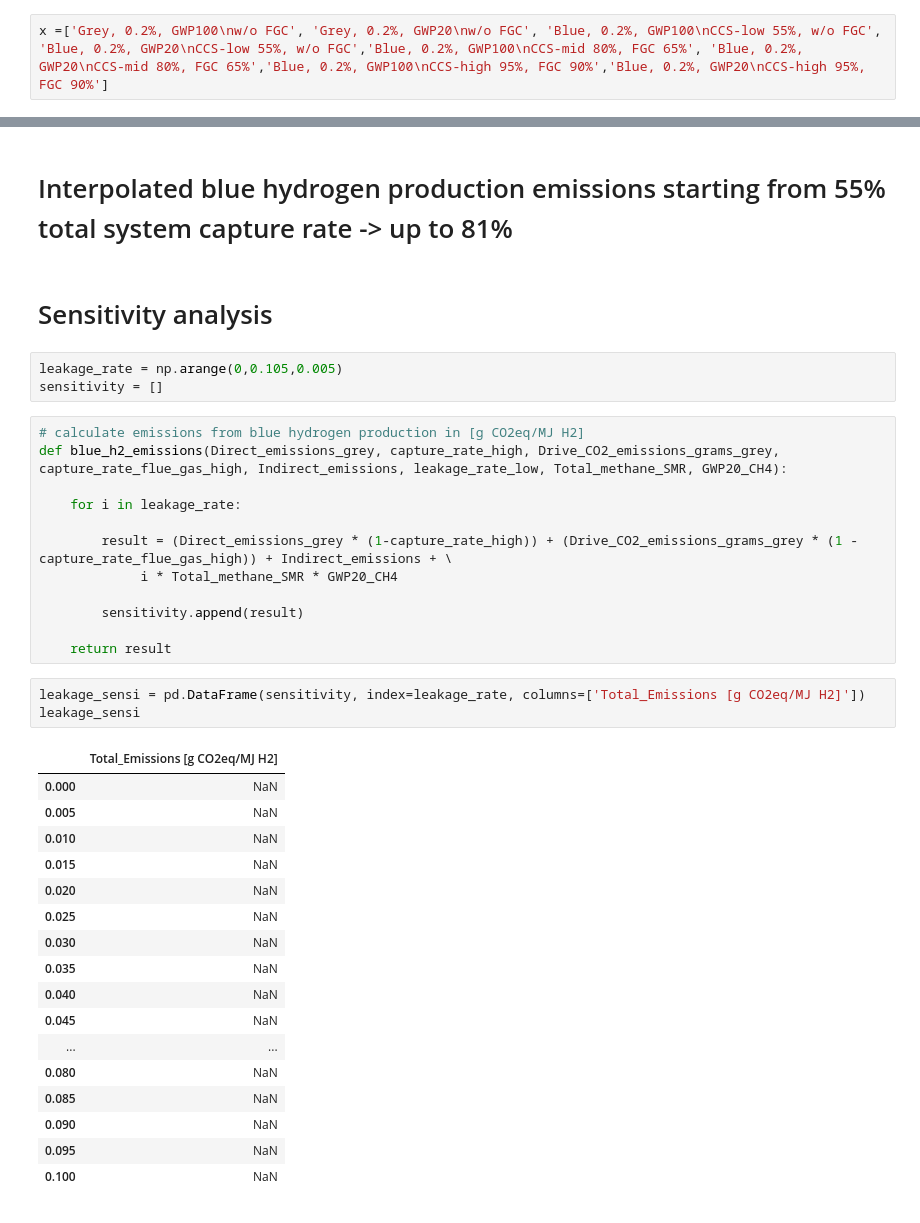
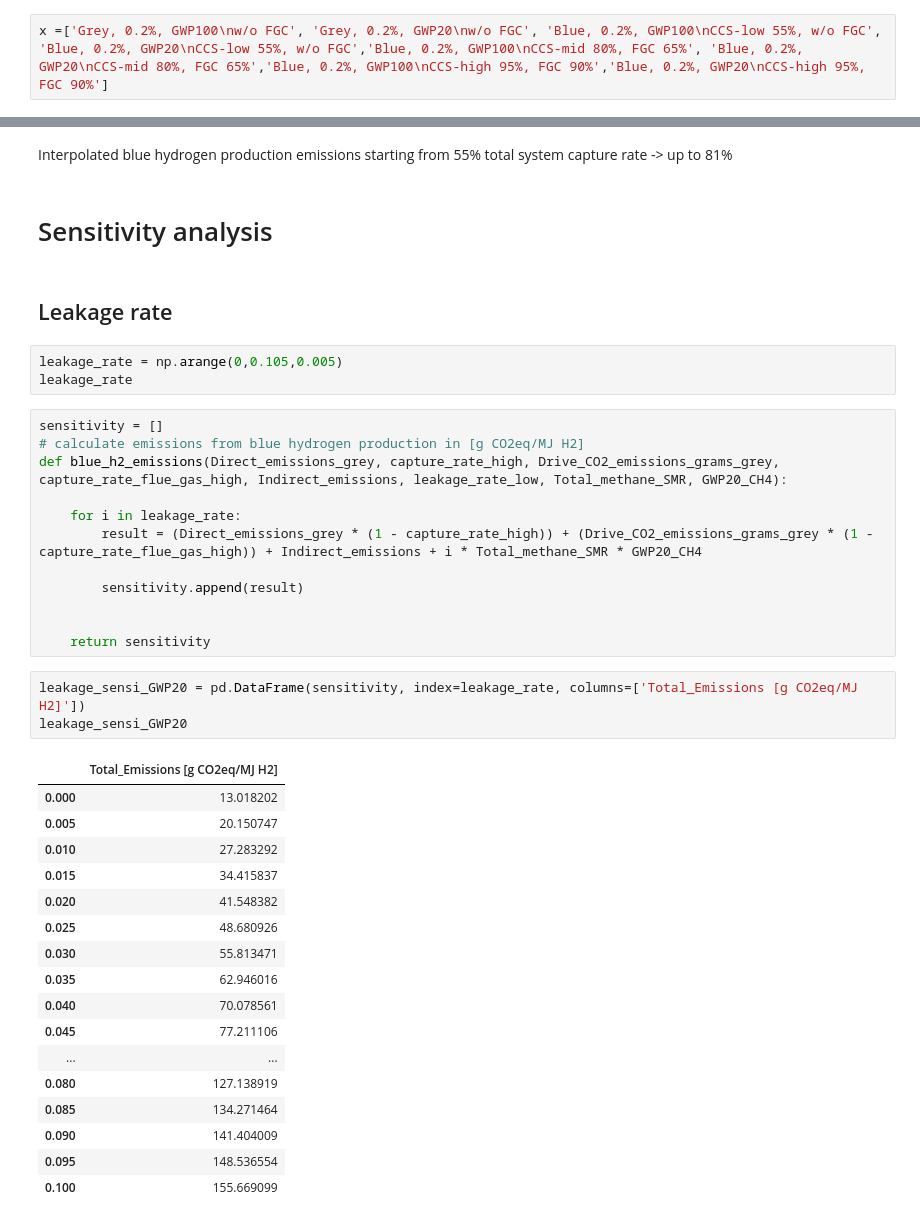
Before and after one commit to ReuterJakob/H2_pathways_repo, a Jupyter notebook: notebooks/Emissions/Production_emissions.ipynb, the cells around one changed output, grey strips where cells are left out. Drawn from its saved outputs; the diff is of its cells as text.

Commit message:
updated plots sensi

```diff
--- a/notebooks/Emissions/Production_emissions.ipynb
+++ b/notebooks/Emissions/Production_emissions.ipynb
@@ -518,41 +494,43 @@ Text(0, 0.5, 'g CO2eq/MJ H2')
 [figure]
 # %% [markdown]
-# Interpolated blue hydrogen production emissions starting from 55% total system capture rate -> up to 81%
+Interpolated blue hydrogen production emissions starting from 55% total system capture rate -> up to 81%
 # %% [markdown]
 # Sensitivity analysis
+# %% [markdown]
+## Leakage rate
 # %%
 leakage_rate = np.arange(0,0.105,0.005)
-sensitivity = []
+leakage_rate
 # %%
+sensitivity = []
 # calculate emissions from blue hydrogen production in [g CO2eq/MJ H2]
 def blue_h2_emissions(Direct_emissions_grey, capture_rate_high, Drive_CO2_emissions_grams_grey, capture_rate_flue_gas_high, Indirect_emissions, leakage_rate_low, Total_methane_SMR, GWP20_CH4):
 
     for i in leakage_rate:
-
-        result = (Direct_emissions_grey * (1-capture_rate_high)) + (Drive_CO2_emissions_grams_grey * (1 - capture_rate_flue_gas_high)) + Indirect_emissions + \
-             i * Total_methane_SMR * GWP20_CH4
+        result = (Direct_emissions_grey * (1 - capture_rate_high)) + (Drive_CO2_emissions_grams_grey * (1 - capture_rate_flue_gas_high)) + Indirect_emissions + i * Total_methane_SMR * GWP20_CH4
 
         sensitivity.append(result)
 
-    return result
+
+    return sensitivity
 # %%
-leakage_sensi = pd.DataFrame(sensitivity, index=leakage_rate, columns=['Total_Emissions [g CO2eq/MJ H2]'])
-leakage_sensi
+leakage_sensi_GWP20 = pd.DataFrame(sensitivity, index=leakage_rate, columns=['Total_Emissions [g CO2eq/MJ H2]'])
+leakage_sensi_GWP20
 # %% [output]
 |  | Total_Emissions [g CO2eq/MJ H2] |
-| 0.000 | NaN |
-| 0.005 | NaN |
-| 0.010 | NaN |
-| 0.015 | NaN |
-| 0.020 | NaN |
-| 0.025 | NaN |
-| 0.030 | NaN |
-| 0.035 | NaN |
-| 0.040 | NaN |
-| 0.045 | NaN |
+| 0.000 | 13.018202 |
+| 0.005 | 20.150747 |
+| 0.010 | 27.283292 |
+| 0.015 | 34.415837 |
+| 0.020 | 41.548382 |
+| 0.025 | 48.680926 |
+| 0.030 | 55.813471 |
+| 0.035 | 62.946016 |
+| 0.040 | 70.078561 |
+| 0.045 | 77.211106 |
 | ... | ... |
-| 0.080 | NaN |
-| 0.085 | NaN |
-| 0.090 | NaN |
-| 0.095 | NaN |
-| 0.100 | NaN |
+| 0.080 | 127.138919 |
+| 0.085 | 134.271464 |
+| 0.090 | 141.404009 |
+| 0.095 | 148.536554 |
+| 0.100 | 155.669099 |
```
Also changed, not shown: parts of 27 cells of this notebook, 1 other file.
